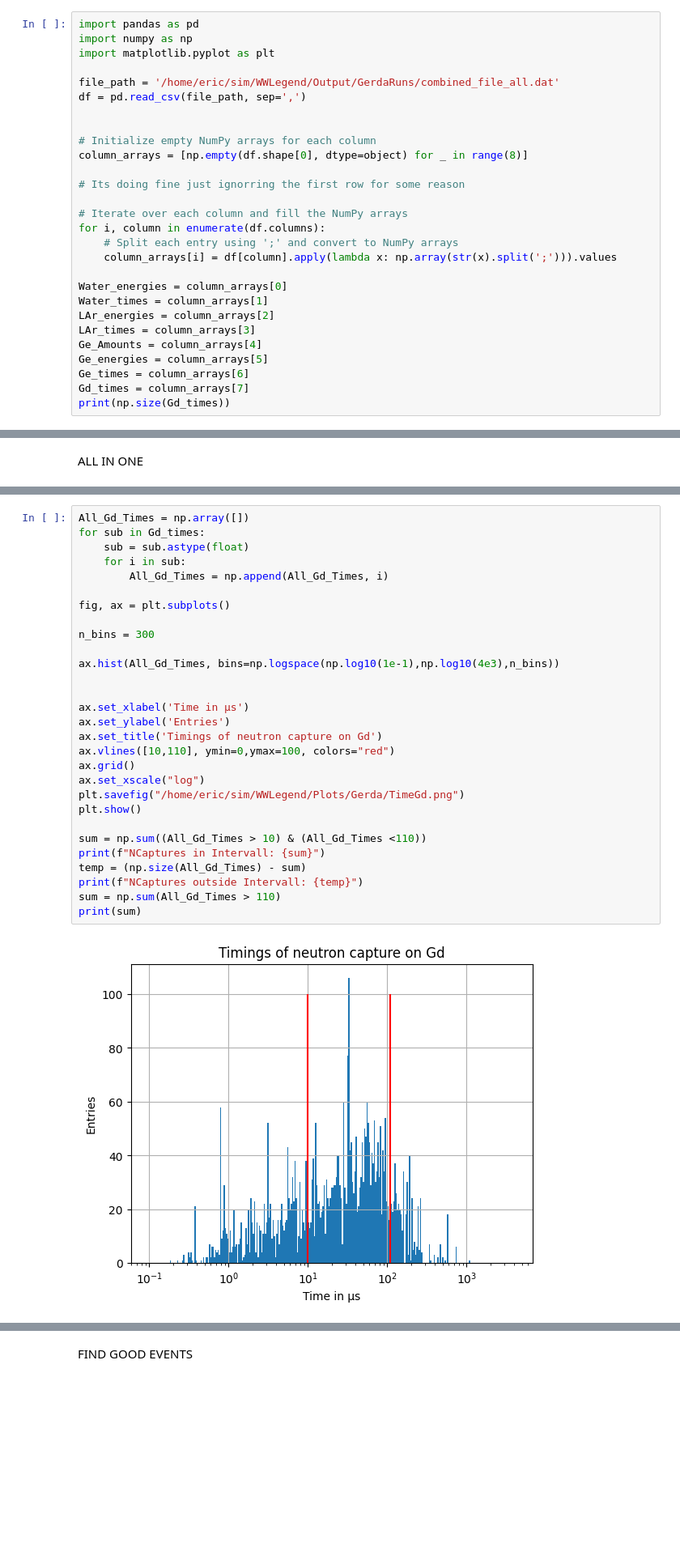
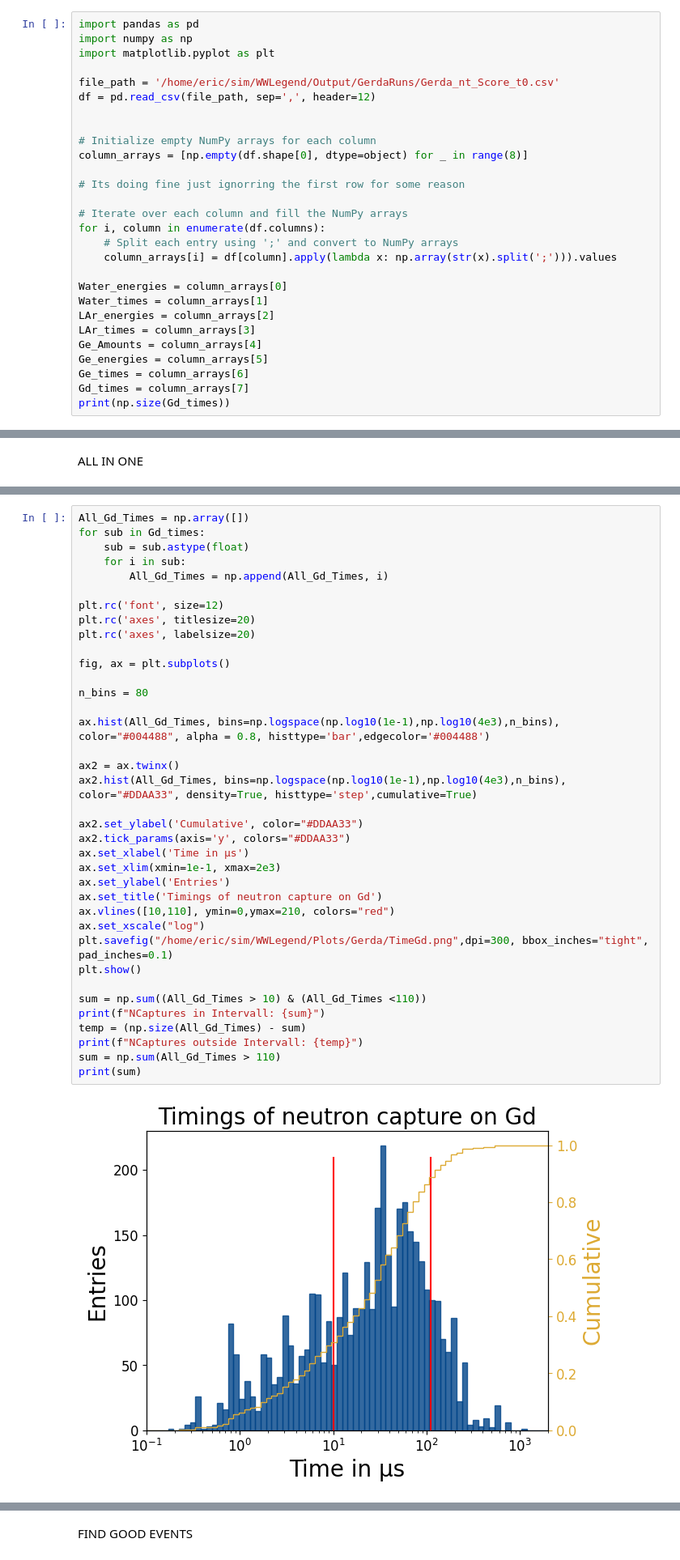
Before and after one commit to EricMEsch/WWLegend-Analysis, a Jupyter notebook: GerdaAnalysis.ipynb, the cells around one changed output, grey strips where cells are left out. Shown at 81% size. Drawn from its saved outputs; the diff is of its cells as text; blank space fills up the shorter version.

```diff
--- a/GerdaAnalysis.ipynb
+++ b/GerdaAnalysis.ipynb
@@ -5,8 +5,8 @@ import pandas as pd
 import numpy as np
 import matplotlib.pyplot as plt
 
-file_path = '/home/eric/sim/WWLegend/Output/GerdaRuns/combined_file_all.dat'
-df = pd.read_csv(file_path, sep=',')
+file_path = '/home/eric/sim/WWLegend/Output/GerdaRuns/Gerda_nt_Score_t0.csv'
+df = pd.read_csv(file_path, sep=',', header=12)
 
 
 # Initialize empty NumPy arrays for each column
@@ -93,34 +94,42 @@ plt.show()
 # %%
 All_Gd_Times = np.array([])
 for sub in Gd_times:
     sub = sub.astype(float)
     for i in sub:
         All_Gd_Times = np.append(All_Gd_Times, i)
 
+plt.rc('font', size=12)
+plt.rc('axes', titlesize=20)
+plt.rc('axes', labelsize=20)
+
 fig, ax = plt.subplots()
 
-n_bins = 300
+n_bins = 80
 
-ax.hist(All_Gd_Times, bins=np.logspace(np.log10(1e-1),np.log10(4e3),n_bins))
+ax.hist(All_Gd_Times, bins=np.logspace(np.log10(1e-1),np.log10(4e3),n_bins), color="#004488", alpha = 0.8, histtype='bar',edgecolor='#004488')
 
+ax2 = ax.twinx()
+ax2.hist(All_Gd_Times, bins=np.logspace(np.log10(1e-1),np.log10(4e3),n_bins), color="#DDAA33", density=True, histtype='step',cumulative=True)
 
+ax2.set_ylabel('Cumulative', color="#DDAA33")
+ax2.tick_params(axis='y', colors="#DDAA33")
 ax.set_xlabel('Time in µs')
+ax.set_xlim(xmin=1e-1, xmax=2e3)
 ax.set_ylabel('Entries')
 ax.set_title('Timings of neutron capture on Gd')
-ax.vlines([10,110], ymin=0,ymax=100, colors="red")
-ax.grid()
+ax.vlines([10,110], ymin=0,ymax=210, colors="red")
 ax.set_xscale("log")
-plt.savefig("/home/eric/sim/WWLegend/Plots/Gerda/TimeGd.png")
+plt.savefig("/home/eric/sim/WWLegend/Plots/Gerda/TimeGd.png",dpi=300, bbox_inches="tight", pad_inches=0.1)
 plt.show()
 
 sum = np.sum((All_Gd_Times > 10) & (All_Gd_Times <110))
 print(f"NCaptures in Intervall: {sum}")
 temp = (np.size(All_Gd_Times) - sum)
 print(f"NCaptures outside Intervall: {temp}")
 sum = np.sum(All_Gd_Times > 110)
 print(sum)
 # %% [output]
-[figure, old version]
+[figure, new version]
 NCaptures in Intervall: 2261
 NCaptures outside Intervall: 1690
 512
```
Also changed, not shown: parts of 7 cells of this notebook, 11 other files.
